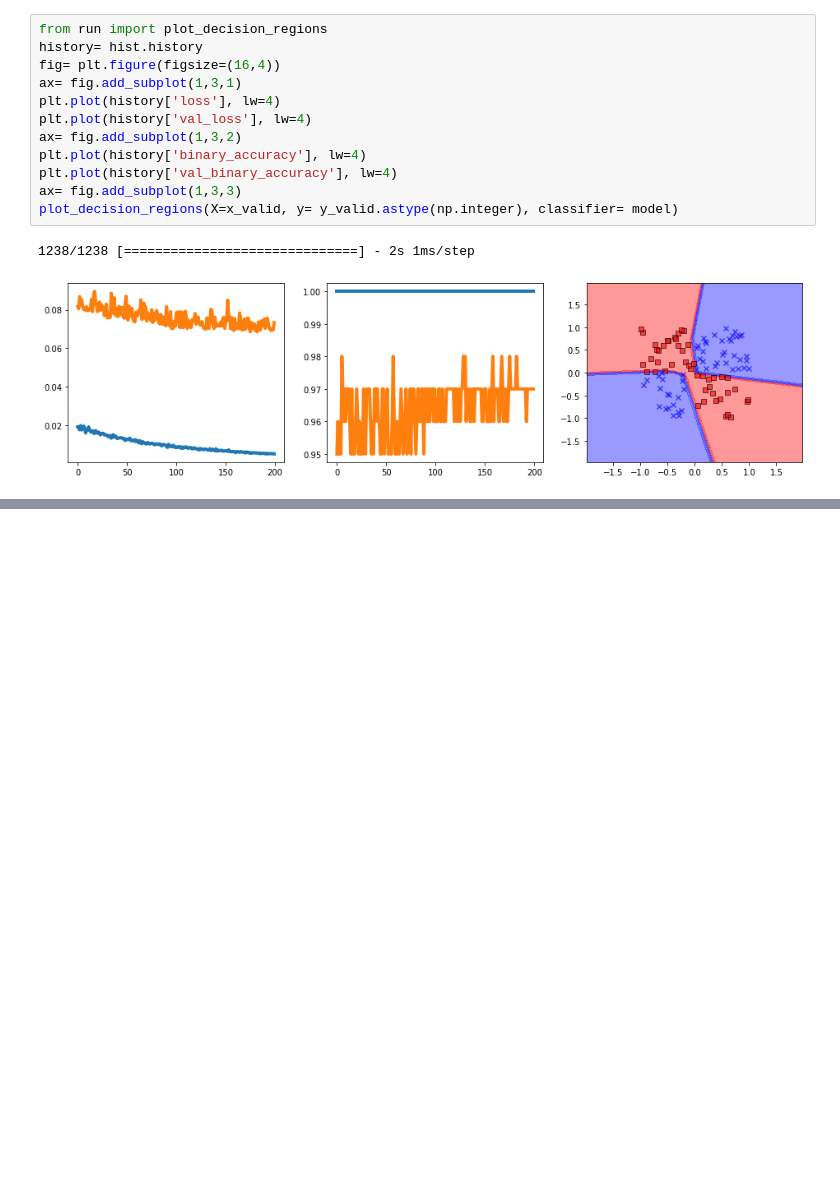
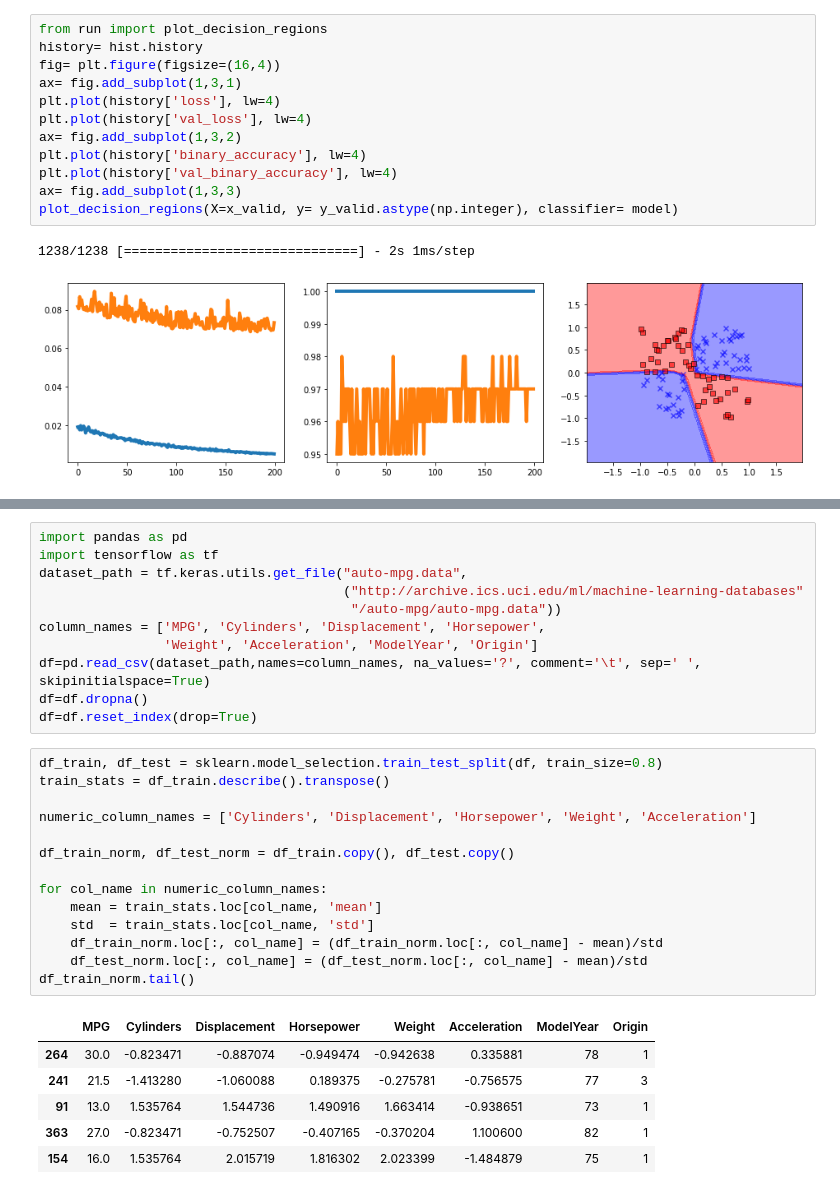
Before and after one commit to BlueElf246/datle2403, a Jupyter notebook: C14_Going_Deeper_The_Mechanics_of_Tensorflow.ipynb, the cells around one changed output, grey strips where cells are left out. Drawn from its saved outputs; the diff is of its cells as text; blank space fills up the shorter version.

```diff
--- a/C14_Going_Deeper_The_Mechanics_of_Tensorflow.ipynb
+++ b/C14_Going_Deeper_The_Mechanics_of_Tensorflow.ipynb
@@ -343,0 +501,32 @@ plot_decision_regions(X=x_valid, y= y_valid.astype(np.integer), classifier= mode
+# %%
+import pandas as pd
+import tensorflow as tf
+dataset_path = tf.keras.utils.get_file("auto-mpg.data",
+                                       ("http://archive.ics.uci.edu/ml/machine-learning-databases"
+                                        "/auto-mpg/auto-mpg.data"))
+column_names = ['MPG', 'Cylinders', 'Displacement', 'Horsepower',
+                'Weight', 'Acceleration', 'ModelYear', 'Origin']
+df=pd.read_csv(dataset_path,names=column_names, na_values='?', comment='\t', sep=' ', skipinitialspace=True)
+df=df.dropna()
+df=df.reset_index(drop=True)
+# %%
+df_train, df_test = sklearn.model_selection.train_test_split(df, train_size=0.8)
+train_stats = df_train.describe().transpose()
+
+numeric_column_names = ['Cylinders', 'Displacement', 'Horsepower', 'Weight', 'Acceleration']
+
+df_train_norm, df_test_norm = df_train.copy(), df_test.copy()
+
+for col_name in numeric_column_names:
+    mean = train_stats.loc[col_name, 'mean']
+    std  = train_stats.loc[col_name, 'std']
+    df_train_norm.loc[:, col_name] = (df_train_norm.loc[:, col_name] - mean)/std
+    df_test_norm.loc[:, col_name] = (df_test_norm.loc[:, col_name] - mean)/std
+df_train_norm.tail()
+# %% [output]
+|  | MPG | Cylinders | Displacement | Horsepower | Weight | Acceleration | ModelYear | Origin |
+| 264 | 30.0 | -0.823471 | -0.887074 | -0.949474 | -0.942638 | 0.335881 | 78 | 1 |
+| 241 | 21.5 | -1.413280 | -1.060088 | 0.189375 | -0.275781 | -0.756575 | 77 | 3 |
+| 91 | 13.0 | 1.535764 | 1.544736 | 1.490916 | 1.663414 | -0.938651 | 73 | 1 |
+| 363 | 27.0 | -0.823471 | -0.752507 | -0.407165 | -0.370204 | 1.100600 | 82 | 1 |
+| 154 | 16.0 | 1.535764 | 2.015719 | 1.816302 | 2.023399 | -1.484879 | 75 | 1 |
```
Also changed, not shown: parts of 31 cells of this notebook.
